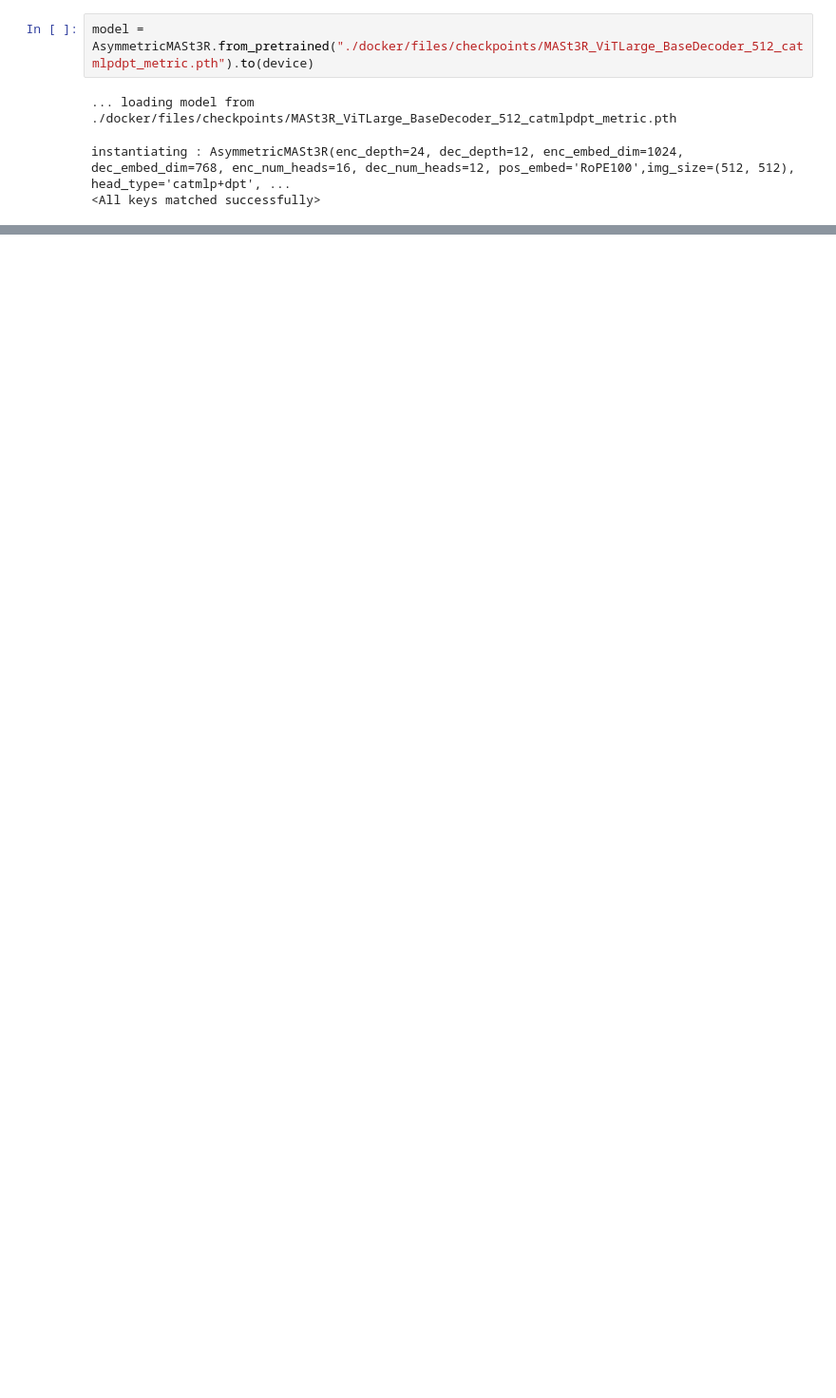
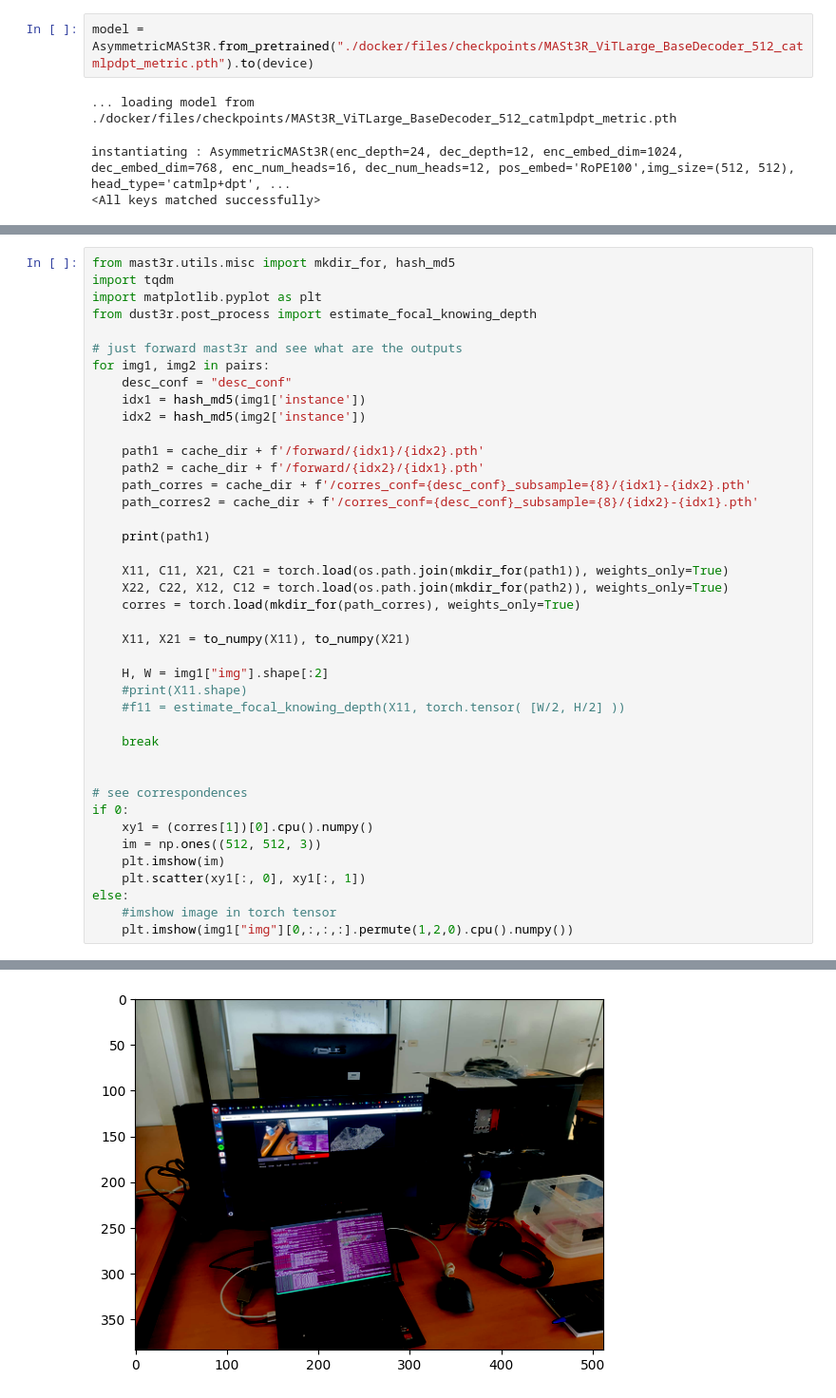
Before and after one commit to manel-ferreira-01/mast3r, a Jupyter notebook: demo.ipynb, the cells around one changed output, grey strips where cells are left out. Shown at 95% size. Drawn from its saved outputs; the diff is of its cells as text; blank space fills up the shorter version.

```diff
--- a/demo.ipynb
+++ b/demo.ipynb
@@ -169,0 +179,42 @@ pc.save(outdir + '/scene.pcd')
+# %%
+from mast3r.utils.misc import mkdir_for, hash_md5
+import tqdm
+import matplotlib.pyplot as plt
+from dust3r.post_process import estimate_focal_knowing_depth
+
+# just forward mast3r and see what are the outputs
+for img1, img2 in pairs:
+    desc_conf = "desc_conf"
+    idx1 = hash_md5(img1['instance'])
+    idx2 = hash_md5(img2['instance'])
+
+    path1 = cache_dir + f'/forward/{idx1}/{idx2}.pth'
+    path2 = cache_dir + f'/forward/{idx2}/{idx1}.pth'
+    path_corres = cache_dir + f'/corres_conf={desc_conf}_subsample={8}/{idx1}-{idx2}.pth'
+    path_corres2 = cache_dir + f'/corres_conf={desc_conf}_subsample={8}/{idx2}-{idx1}.pth'
+
+    print(path1)
+
+    X11, C11, X21, C21 = torch.load(os.path.join(mkdir_for(path1)), weights_only=True)
+    X22, C22, X12, C12 = torch.load(os.path.join(mkdir_for(path2)), weights_only=True)
+    corres = torch.load(mkdir_for(path_corres), weights_only=True)
+
+    X11, X21 = to_numpy(X11), to_numpy(X21)
+
+    H, W = img1["img"].shape[:2]
+    #print(X11.shape)
+    #f11 = estimate_focal_knowing_depth(X11, torch.tensor( [W/2, H/2] ))
+
+    break
+
+
+# see correspondences
+if 0:
+    xy1 = (corres[1])[0].cpu().numpy()
+    im = np.ones((512, 512, 3))
+    plt.imshow(im)
+    plt.scatter(xy1[:, 0], xy1[:, 1])
+else:
+    #imshow image in torch tensor
+    plt.imshow(img1["img"][0,:,:,:].permute(1,2,0).cpu().numpy())
+# %% [output]
@@ -169,0 +223 @@ pc.save(outdir + '/scene.pcd')
+[figure, added]
```
Also changed, not shown: parts of 20 cells of this notebook.
